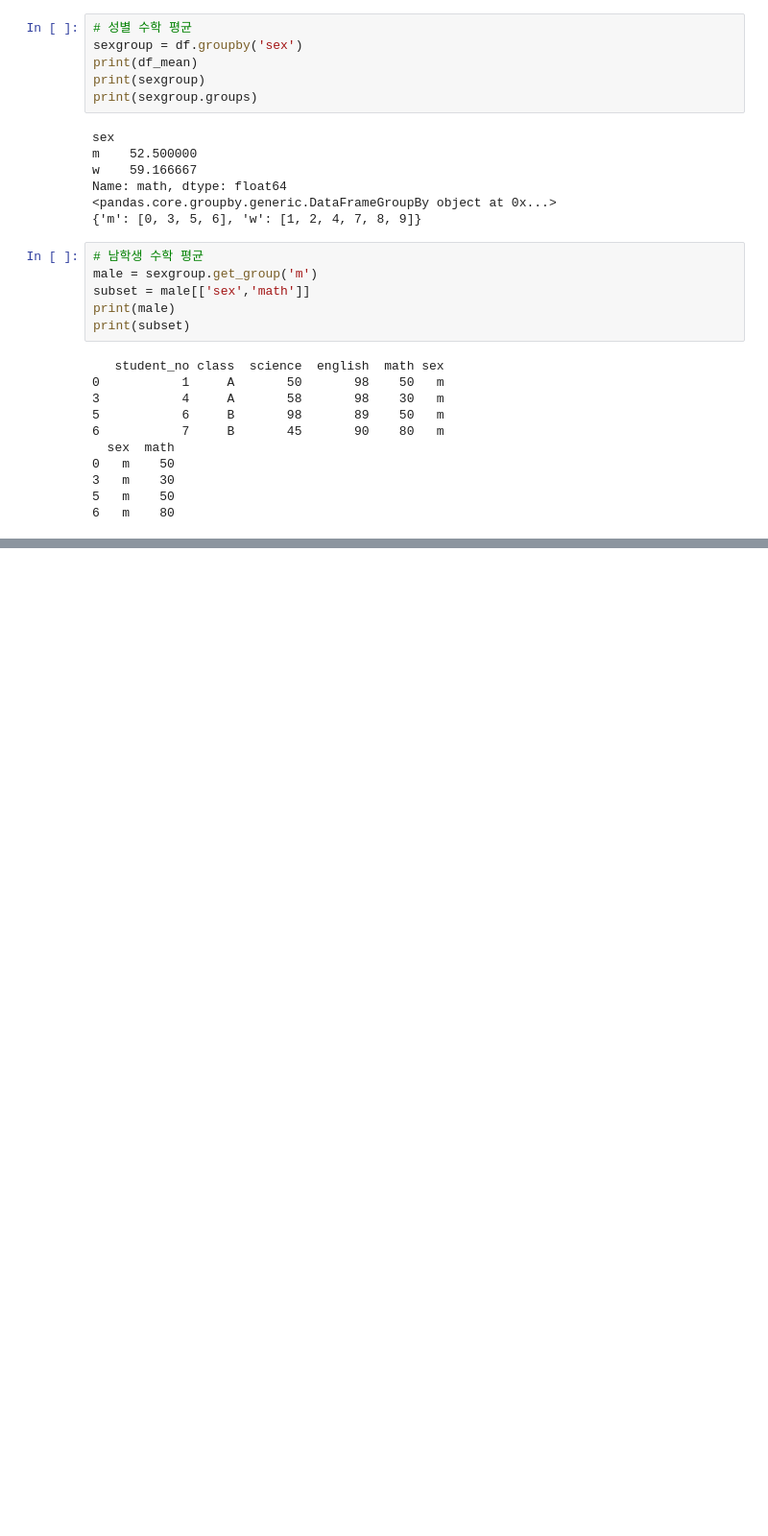
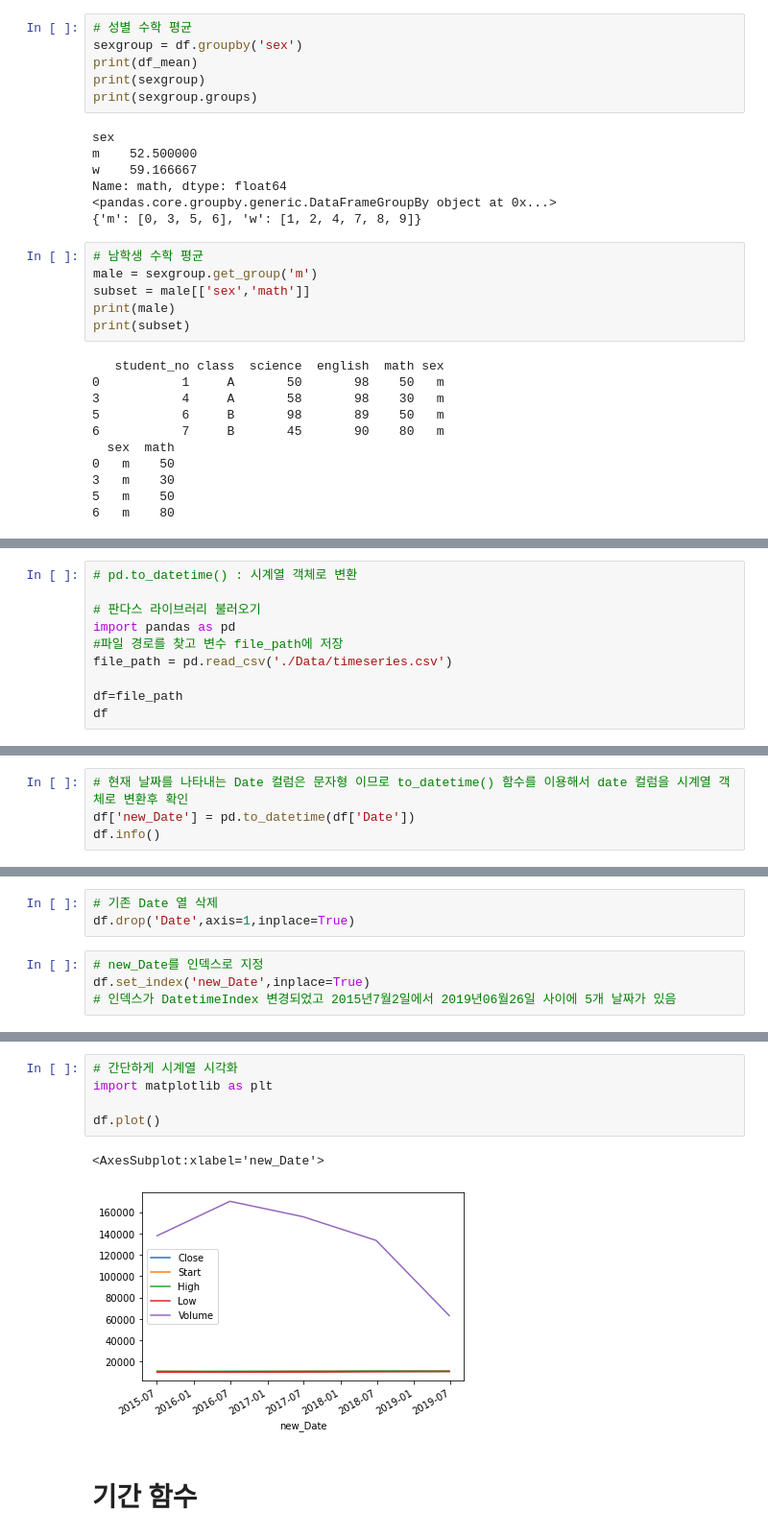
Before and after one commit to whtjdghks/homepython, a Jupyter notebook: 빅데이터 분석과 머신러닝/데이터 탐색연습.ipynb, the cells around one changed output, grey strips where cells are left out. Shown: that part at 96% size. Saved outputs shown, nothing was run; the diff lists cells and outputs as text; blank space fills up the shorter version.

```diff
--- a/빅데이터 분석과 머신러닝/데이터 탐색연습.ipynb
+++ b/빅데이터 분석과 머신러닝/데이터 탐색연습.ipynb
@@ -117,0 +441,10 @@ print(subset)
+# %%
+# pd.to_datetime() : 시계열 객체로 변환
+
+# 판다스 라이브러리 불러오기
+import pandas as pd
+#파일 경로를 찾고 변수 file_path에 저장
+file_path = pd.read_csv('./Data/timeseries.csv')
+
+df=file_path
+df
@@ -117,0 +475,4 @@ print(subset)
+# %%
+# 현재 날짜를 나타내는 Date 컬럼은 문자형 이므로 to_datetime() 함수를 이용해서 date 컬럼을 시계열 객체로 변환후 확인
+df['new_Date'] = pd.to_datetime(df['Date'])
+df.info()
@@ -117,0 +528,7 @@ print(subset)
+# %%
+# 기존 Date 열 삭제
+df.drop('Date',axis=1,inplace=True)
+# %%
+# new_Date를 인덱스로 지정
+df.set_index('new_Date',inplace=True)
+# 인덱스가 DatetimeIndex 변경되었고 2015년7월2일에서 2019년06월26일 사이에 5개 날짜가 있음
@@ -117,0 +547,10 @@ print(subset)
+# %%
+# 간단하게 시계열 시각화
+import matplotlib as plt
+
+df.plot()
+# %% [output]
+<AxesSubplot:xlabel='new_Date'>
+[figure, added]
+# %% [markdown]
+# 기간 함수
```
Also changed, not shown: parts of 47 cells of this notebook, 2 other files.
